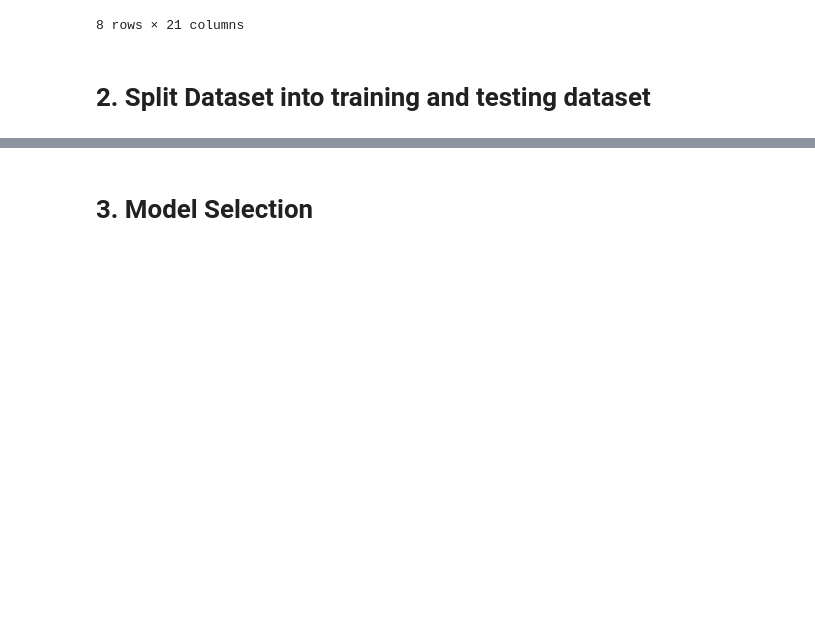
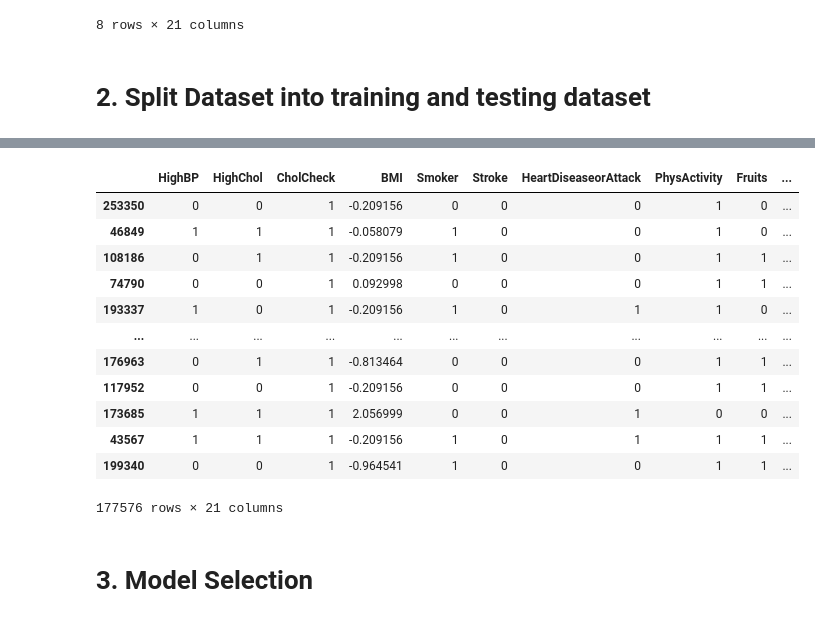
Before and after one commit to Mdfish9299/Project_Beta, a Jupyter notebook: Project.ipynb, the cells around one changed output, grey strips where cells are left out. Drawn from its saved outputs; the diff is of its cells as text; code cells hidden in the pictures; blank space fills up the shorter version.

```diff
--- a/Project.ipynb
+++ b/Project.ipynb
@@ -84,3 +134,46 @@ X_train, X_test, y_train, y_test = train_test_split(X, y, test_size=0.2, random_
+# %%
+from sklearn.preprocessing import StandardScaler
+scaler = StandardScaler()
+
+X_train['BMI'] = scaler.fit_transform(X_train_df[['BMI']])
+X_test['BMI'] = scaler.transform(X_test_df[['BMI']])
+
+X_train['GenHlth'] = scaler.fit_transform(X_train_df[['GenHlth']])
+X_test['GenHlth'] = scaler.transform(X_test_df[['GenHlth']])
+
+X_train['MentHlth'] = scaler.fit_transform(X_train_df[['MentHlth']])
+X_test['MentHlth'] = scaler.transform(X_test_df[['MentHlth']])
+
+X_train['PhysHlth'] = scaler.fit_transform(X_train_df[['PhysHlth']])
+X_test['PhysHlth'] = scaler.transform(X_test_df[['PhysHlth']])
+
+X_train['Age'] = scaler.fit_transform(X_train_df[['Age']])
+X_test['Age'] = scaler.transform(X_test_df[['Age']])
+
+X_train['Education'] = scaler.fit_transform(X_train_df[['Education']])
+X_test['Education'] = scaler.transform(X_test_df[['Education']])
+
+X_train['Income'] = scaler.fit_transform(X_train_df[['Income']])
+X_test['Income'] = scaler.transform(X_test_df[['Income']])
+# %%
+X_train = pd.DataFrame(X_train, columns=X.columns)
+X_test = pd.DataFrame(X_test, columns=X.columns)
+
+X_train
+# %% [output]
+|  | HighBP | HighChol | CholCheck | BMI | Smoker | Stroke | HeartDiseaseorAttack | PhysActivity | Fruits | ... |
+| 253350 | 0 | 0 | 1 | -0.209156 | 0 | 0 | 0 | 1 | 0 | ... |
+| 46849 | 1 | 1 | 1 | -0.058079 | 1 | 0 | 0 | 1 | 0 | ... |
+| 108186 | 0 | 1 | 1 | -0.209156 | 1 | 0 | 0 | 1 | 1 | ... |
+| 74790 | 0 | 0 | 1 | 0.092998 | 0 | 0 | 0 | 1 | 1 | ... |
+| 193337 | 1 | 0 | 1 | -0.209156 | 1 | 0 | 1 | 1 | 0 | ... |
+| ... | ... | ... | ... | ... | ... | ... | ... | ... | ... | ... |
+| 176963 | 0 | 1 | 1 | -0.813464 | 0 | 0 | 0 | 1 | 1 | ... |
+| 117952 | 0 | 0 | 1 | -0.209156 | 0 | 0 | 0 | 1 | 1 | ... |
+| 173685 | 1 | 1 | 1 | 2.056999 | 0 | 0 | 1 | 0 | 0 | ... |
+| 43567 | 1 | 1 | 1 | -0.209156 | 1 | 0 | 1 | 1 | 1 | ... |
+| 199340 | 0 | 0 | 1 | -0.964541 | 1 | 0 | 0 | 1 | 1 | ... |
+177576 rows × 21 columns
 # %% [markdown]
 # **3. Model Selection**
 # %% [markdown]
```
Also changed, not shown: parts of 23 cells of this notebook.
